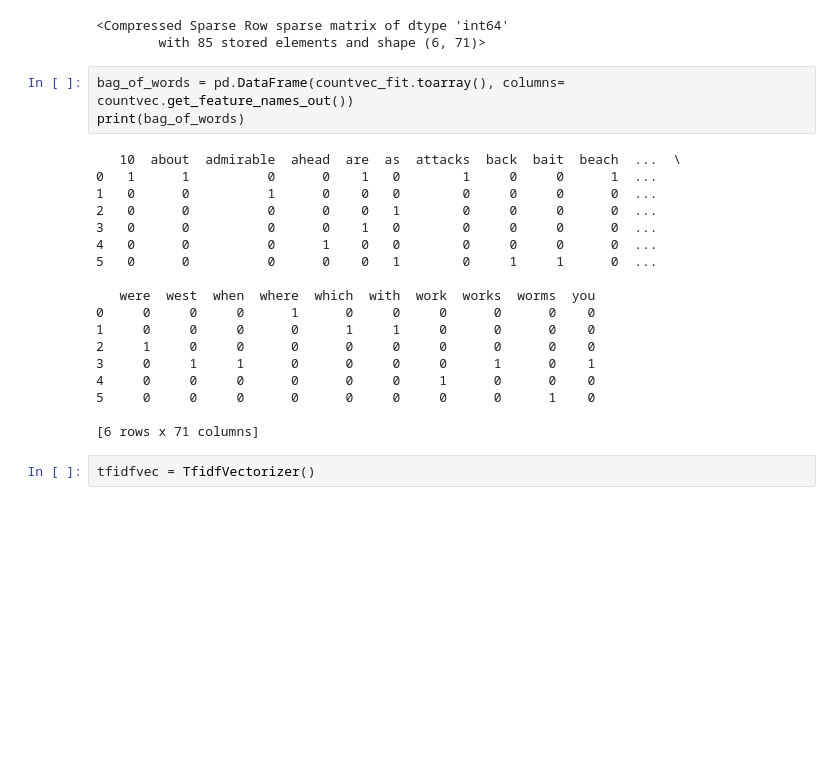
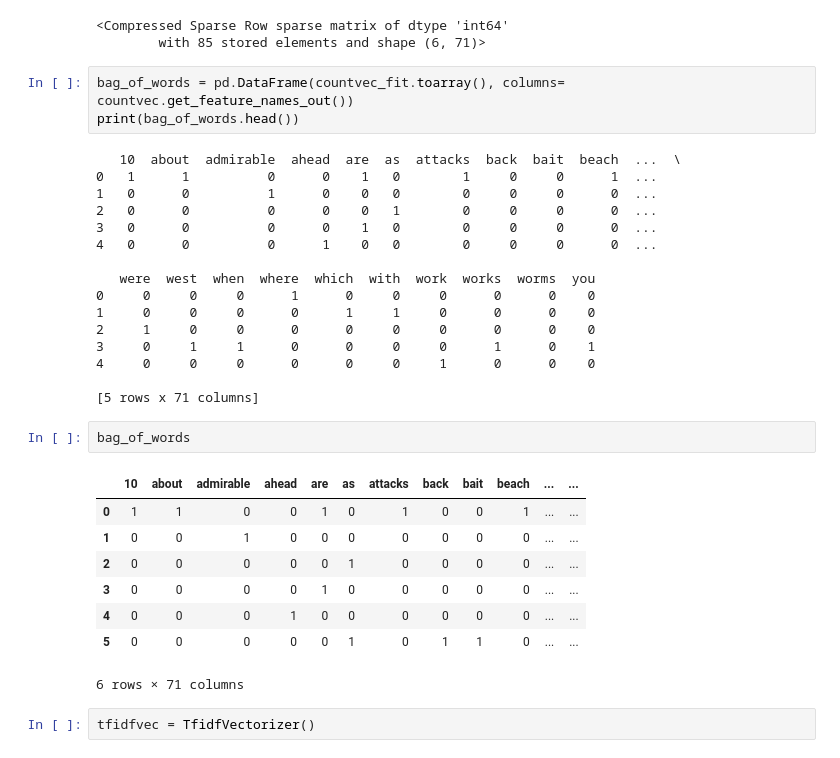
Before and after one commit to richmond003/NLPs, a Jupyter notebook: vectorizing_text.ipynb, the cells around one changed output. Drawn from its saved outputs; the diff is of its cells as text; blank space fills up the shorter version.

```diff
--- a/vectorizing_text.ipynb
+++ b/vectorizing_text.ipynb
@@ -23,7 +23,7 @@ countvec_fit
         with 85 stored elements and shape (6, 71)>
 # %%
 bag_of_words = pd.DataFrame(countvec_fit.toarray(), columns= countvec.get_feature_names_out())
-print(bag_of_words)
+print(bag_of_words.head())
 # %% [output]
    10  about  admirable  ahead  are  as  attacks  back  bait  beach  ...  \
 0   1      1          0      0    1   0        1     0     0      1  ...
@@ -31,7 +31,6 @@ print(bag_of_words)
 2   0      0          0      0    0   1        0     0     0      0  ...
 3   0      0          0      0    1   0        0     0     0      0  ...
 4   0      0          0      1    0   0        0     0     0      0  ...
-5   0      0          0      0    0   1        0     1     1      0  ...
 
    were  west  when  where  which  with  work  works  worms  you
 0     0     0     0      1      0     0     0      0      0    0
@@ -39,9 +38,19 @@ print(bag_of_words)
 2     1     0     0      0      0     0     0      0      0    0
 3     0     1     1      0      0     0     0      1      0    1
 4     0     0     0      0      0     0     1      0      0    0
-5     0     0     0      0      0     0     0      0      1    0
 
-[6 rows x 71 columns]
+[5 rows x 71 columns]
+# %%
+bag_of_words
+# %% [output]
+|  | 10 | about | admirable | ahead | are | as | attacks | back | bait | beach | ... | ... |
+| 0 | 1 | 1 | 0 | 0 | 1 | 0 | 1 | 0 | 0 | 1 | ... | ... |
+| 1 | 0 | 0 | 1 | 0 | 0 | 0 | 0 | 0 | 0 | 0 | ... | ... |
+| 2 | 0 | 0 | 0 | 0 | 0 | 1 | 0 | 0 | 0 | 0 | ... | ... |
+| 3 | 0 | 0 | 0 | 0 | 1 | 0 | 0 | 0 | 0 | 0 | ... | ... |
+| 4 | 0 | 0 | 0 | 1 | 0 | 0 | 0 | 0 | 0 | 0 | ... | ... |
+| 5 | 0 | 0 | 0 | 0 | 0 | 1 | 0 | 1 | 1 | 0 | ... | ... |
+6 rows × 71 columns
 # %%
 tfidfvec = TfidfVectorizer()
 # %%
```
Also changed, not shown: 4 other files.
